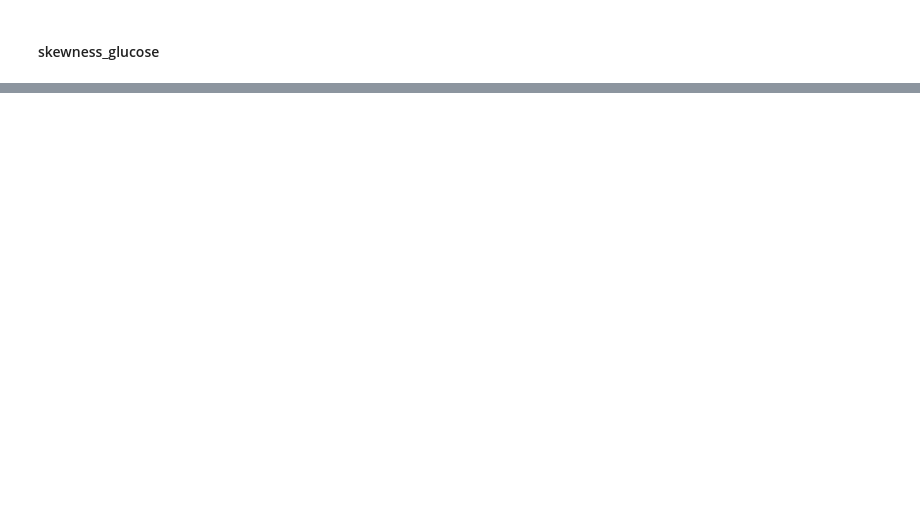
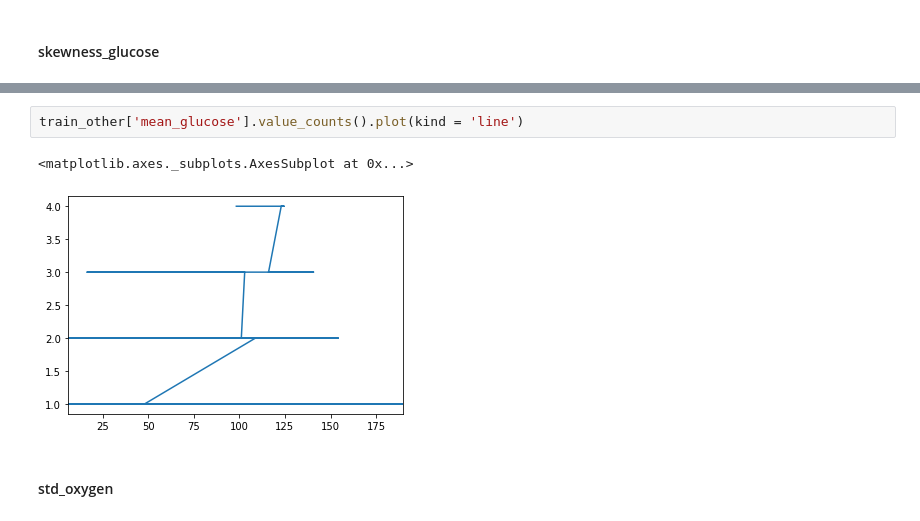
Before and after one commit to MCFreddie777/iau-project, a Jupyter notebook: other.ipynb, the cells around one changed output, grey strips where cells are left out. Cells and saved outputs as stored; diff of their text form; blank space fills up the shorter version.

Commit message:
2.dataset other

```diff
--- a/other.ipynb
+++ b/other.ipynb
@@ -137,0 +211,7 @@ train_other['skewness_glucose'].value_counts().plot(kind = 'line')
+# %%
+train_other['mean_glucose'].value_counts().plot(kind = 'line')
+# %% [output]
+<matplotlib.axes._subplots.AxesSubplot at 0x...>
+[figure, added]
+# %% [markdown]
+#### std_oxygen
```
Also changed, not shown: parts of 58 cells of this notebook.
